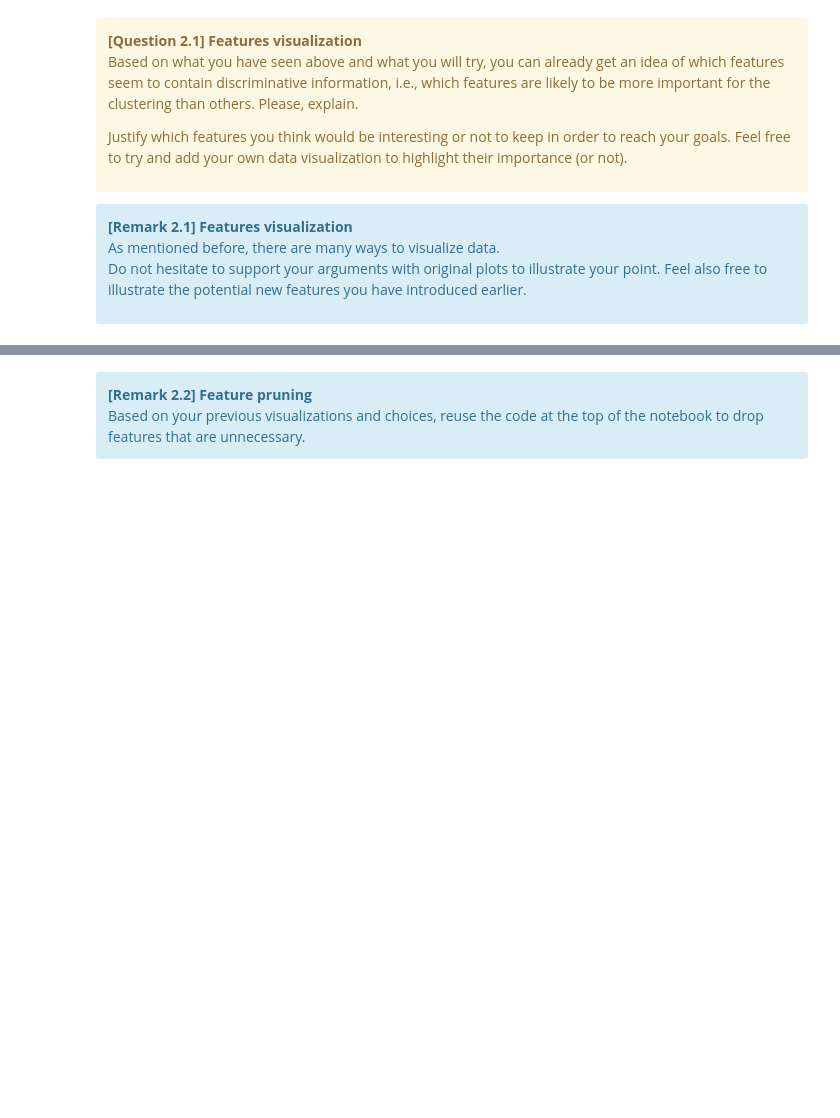
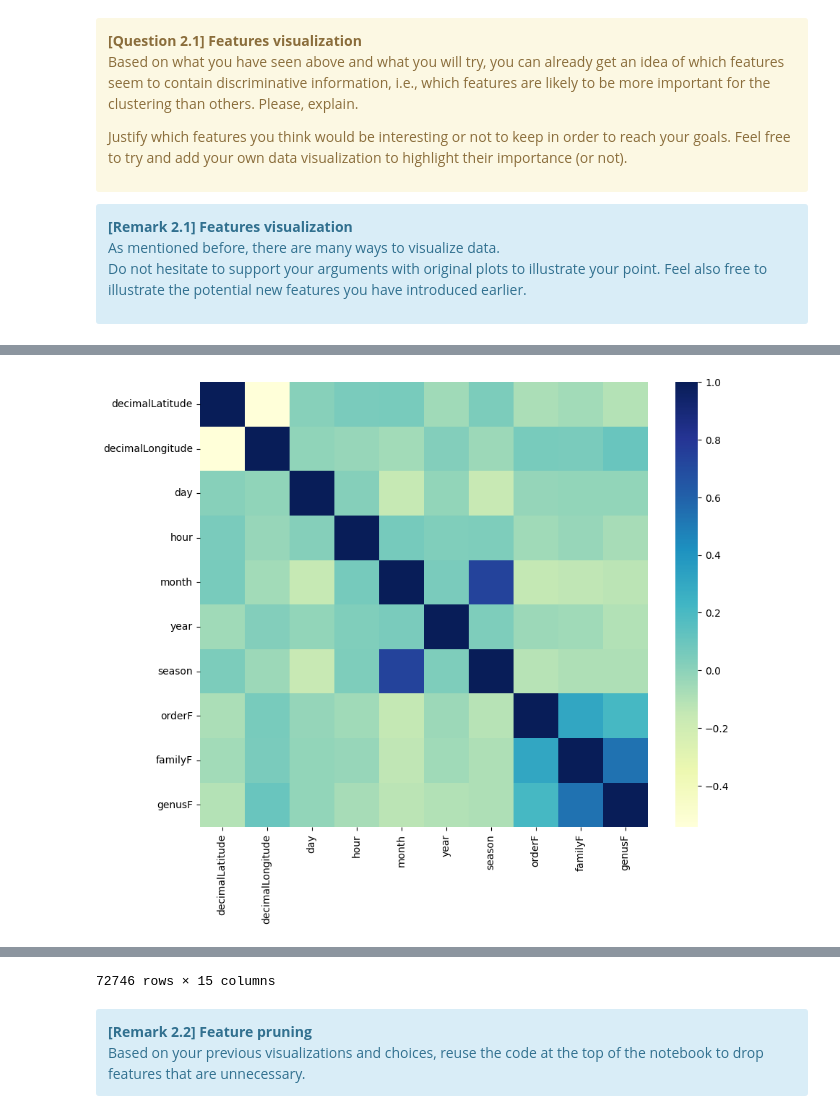
Before and after one commit to killianson/Hackathon-3, a Jupyter notebook: Hackathon03-Clustering_Student.ipynb, the cells around one changed output, grey strips where cells are left out. Cells and saved outputs as stored; diff of their text form; code cells hidden in the pictures; blank space fills up the shorter version.

```diff
--- a/Hackathon03-Clustering_Student.ipynb
+++ b/Hackathon03-Clustering_Student.ipynb
@@ -587,0 +584,22 @@ Feel free to create more plots here (or elsewhere).
+# %%
+"""
+CELL N°9: YOUR OWN VISUALIZATIONS
+Feel free to create more plots here (or elsewhere).
+""";
+import seaborn as sb
+import matplotlib.pyplot as plt
+
+df['orderF'] = df['order'].factorize()[0]
+df['familyF'] = df['family'].factorize()[0]
+df['genusF'] = df['genus'].factorize()[0]
+
+
+plt.figure(figsize=(10, 8))
+sb.heatmap(df.corr(), cmap="YlGnBu")
+
+# savefig
+plt.savefig("new_heatmap.pdf")
+plt.show()
+
+# On peut voir que la corélation matrix ne donne pas beaucoup d'informations
+# %% [output]
@@ -587,0 +607 @@ Feel free to create more plots here (or elsewhere).
+[figure, added]
@@ -588,3 +621,4 @@ Feel free to create more plots here (or elsewhere).
+72746 rows × 15 columns
 # %% [markdown]
 <div class="alert alert-info">
 <b>[Remark 2.2] Feature pruning</b> <br>
```
Also changed, not shown: parts of 8 cells of this notebook, 1 other file.
